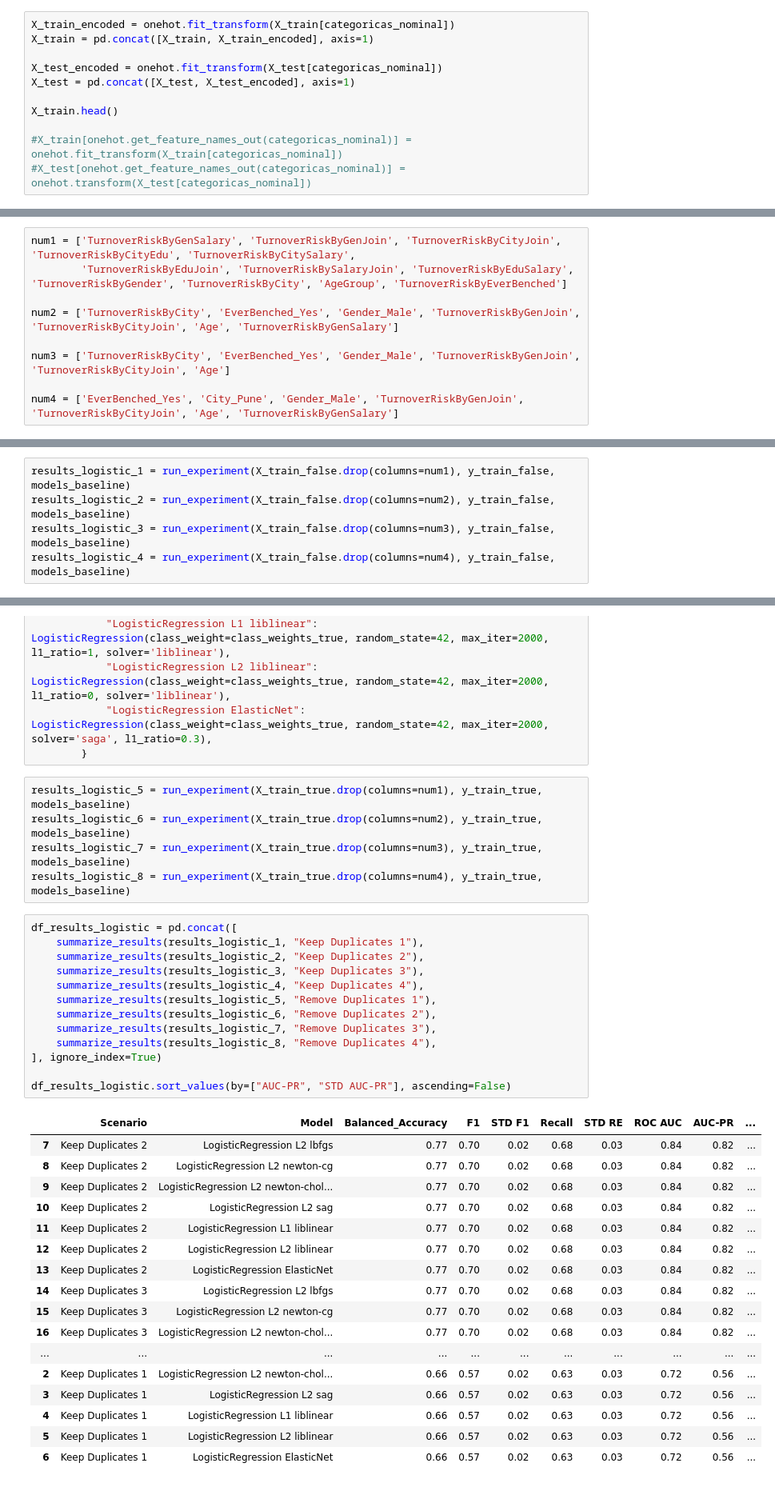
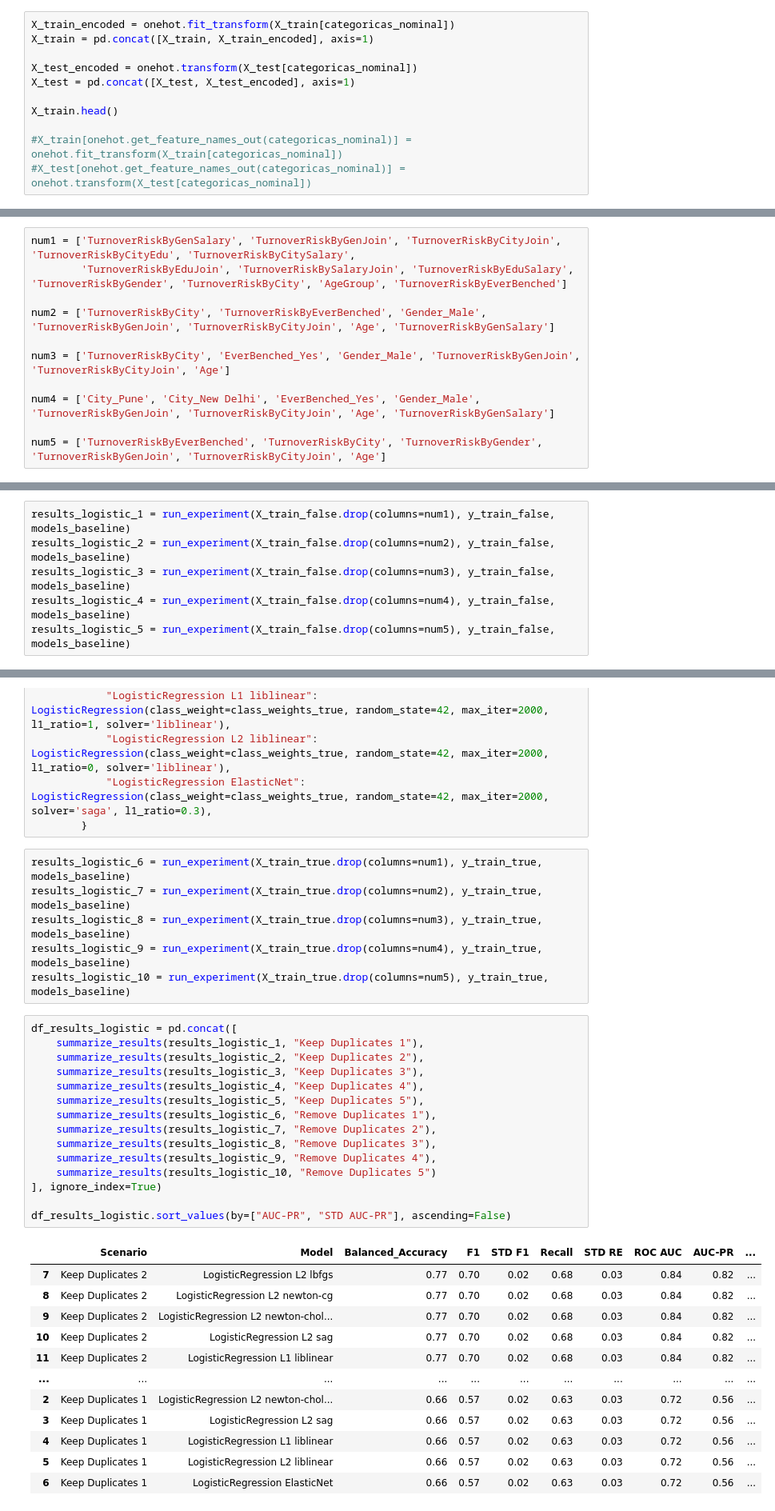
Before and after one commit to DanielaSenna/employee-turnover-prediction, a Jupyter notebook: notebook_employee.ipynb, the cells around one changed output, grey strips where cells are left out. Shown at 80% size. Cells and saved outputs as stored; diff of their text form.

```diff
--- a/notebook_employee.ipynb
+++ b/notebook_employee.ipynb
@@ -1814,7 +1814,7 @@ array(['City_New Delhi', 'City_Pune', 'Gender_Male', 'EverBenched_Yes'],
 X_train_encoded = onehot.fit_transform(X_train[categoricas_nominal])
 X_train = pd.concat([X_train, X_train_encoded], axis=1)
 
-X_test_encoded = onehot.fit_transform(X_test[categoricas_nominal])
+X_test_encoded = onehot.transform(X_test[categoricas_nominal])
 X_test = pd.concat([X_test, X_test_encoded], axis=1)
 
 X_train.head()
@@ -2213,11 +2213,13 @@ def summarize_results(results_dict, scenario_name):
 num1 = ['TurnoverRiskByGenSalary', 'TurnoverRiskByGenJoin', 'TurnoverRiskByCityJoin', 'TurnoverRiskByCityEdu', 'TurnoverRiskByCitySalary',
         'TurnoverRiskByEduJoin', 'TurnoverRiskBySalaryJoin', 'TurnoverRiskByEduSalary', 'TurnoverRiskByGender', 'TurnoverRiskByCity', 'AgeGroup', 'TurnoverRiskByEverBenched']
 
-num2 = ['TurnoverRiskByCity', 'EverBenched_Yes', 'Gender_Male', 'TurnoverRiskByGenJoin', 'TurnoverRiskByCityJoin', 'Age', 'TurnoverRiskByGenSalary']
+num2 = ['TurnoverRiskByCity', 'TurnoverRiskByEverBenched', 'Gender_Male', 'TurnoverRiskByGenJoin', 'TurnoverRiskByCityJoin', 'Age', 'TurnoverRiskByGenSalary']
 
 num3 = ['TurnoverRiskByCity', 'EverBenched_Yes', 'Gender_Male', 'TurnoverRiskByGenJoin', 'TurnoverRiskByCityJoin', 'Age']
 
-num4 = ['EverBenched_Yes', 'City_Pune', 'Gender_Male', 'TurnoverRiskByGenJoin', 'TurnoverRiskByCityJoin', 'Age', 'TurnoverRiskByGenSalary']
+num4 = ['City_Pune', 'City_New Delhi', 'EverBenched_Yes', 'Gender_Male', 'TurnoverRiskByGenJoin', 'TurnoverRiskByCityJoin', 'Age', 'TurnoverRiskByGenSalary']
+
+num5 = ['TurnoverRiskByEverBenched', 'TurnoverRiskByCity', 'TurnoverRiskByGender', 'TurnoverRiskByGenJoin', 'TurnoverRiskByCityJoin', 'Age']
 # %% [markdown]
 ## **Baseline**
 # %%
@@ -2244,6 +2246,7 @@ results_logistic_1 = run_experiment(X_train_false.drop(columns=num1), y_train_fa
 results_logistic_2 = run_experiment(X_train_false.drop(columns=num2), y_train_false, models_baseline)
 results_logistic_3 = run_experiment(X_train_false.drop(columns=num3), y_train_false, models_baseline)
 results_logistic_4 = run_experiment(X_train_false.drop(columns=num4), y_train_false, models_baseline)
+results_logistic_5 = run_experiment(X_train_false.drop(columns=num5), y_train_false, models_baseline)
 # %%
 X_train_true, X_test_true, y_train_true, y_test_true, class_weights_true, scale_weight_true = remove_duplicados(X_train, X_test, y_train, y_test, flag=True)
 # %%
@@ -2264,35 +2267,33 @@ models_baseline = {
             "LogisticRegression ElasticNet": LogisticRegression(class_weight=class_weights_true, random_state=42, max_iter=2000, solver='saga', l1_ratio=0.3),
         }
 # %%
-results_logistic_5 = run_experiment(X_train_true.drop(columns=num1), y_train_true, models_baseline)
-results_logistic_6 = run_experiment(X_train_true.drop(columns=num2), y_train_true, models_baseline)
-results_logistic_7 = run_experiment(X_train_true.drop(columns=num3), y_train_true, models_baseline)
-results_logistic_8 = run_experiment(X_train_true.drop(columns=num4), y_train_true, models_baseline)
+results_logistic_6 = run_experiment(X_train_true.drop(columns=num1), y_train_true, models_baseline)
+results_logistic_7 = run_experiment(X_train_true.drop(columns=num2), y_train_true, models_baseline)
+results_logistic_8 = run_experiment(X_train_true.drop(columns=num3), y_train_true, models_baseline)
+results_logistic_9 = run_experiment(X_train_true.drop(columns=num4), y_train_true, models_baseline)
+results_logistic_10 = run_experiment(X_train_true.drop(columns=num5), y_train_true, models_baseline)
 # %%
 df_results_logistic = pd.concat([
     summarize_results(results_logistic_1, "Keep Duplicates 1"),
     summarize_results(results_logistic_2, "Keep Duplicates 2"),
     summarize_results(results_logistic_3, "Keep Duplicates 3"),
     summarize_results(results_logistic_4, "Keep Duplicates 4"),
-    summarize_results(results_logistic_5, "Remove Duplicates 1"),
-    summarize_results(results_logistic_6, "Remove Duplicates 2"),
-    summarize_results(results_logistic_7, "Remove Duplicates 3"),
-    summarize_results(results_logistic_8, "Remove Duplicates 4"),
+    summarize_results(results_logistic_5, "Keep Duplicates 5"),
+    summarize_results(results_logistic_6, "Remove Duplicates 1"),
+    summarize_results(results_logistic_7, "Remove Duplicates 2"),
+    summarize_results(results_logistic_8, "Remove Duplicates 3"),
+    summarize_results(results_logistic_9, "Remove Duplicates 4"),
+    summarize_results(results_logistic_10, "Remove Duplicates 5")
 ], ignore_index=True)
 
 df_results_logistic.sort_values(by=["AUC-PR", "STD AUC-PR"], ascending=False)
 # %% [output]
 |  | Scenario | Model | Balanced_Accuracy | F1 | STD F1 | Recall | STD RE | ROC AUC | AUC-PR | ... |
 | 7 | Keep Duplicates 2 | LogisticRegression L2 lbfgs | 0.77 | 0.70 | 0.02 | 0.68 | 0.03 | 0.84 | 0.82 | ... |
 | 8 | Keep Duplicates 2 | LogisticRegression L2 newton-cg | 0.77 | 0.70 | 0.02 | 0.68 | 0.03 | 0.84 | 0.82 | ... |
 | 9 | Keep Duplicates 2 | LogisticRegression L2 newton-chol... | 0.77 | 0.70 | 0.02 | 0.68 | 0.03 | 0.84 | 0.82 | ... |
 | 10 | Keep Duplicates 2 | LogisticRegression L2 sag | 0.77 | 0.70 | 0.02 | 0.68 | 0.03 | 0.84 | 0.82 | ... |
 | 11 | Keep Duplicates 2 | LogisticRegression L1 liblinear | 0.77 | 0.70 | 0.02 | 0.68 | 0.03 | 0.84 | 0.82 | ... |
-| 12 | Keep Duplicates 2 | LogisticRegression L2 liblinear | 0.77 | 0.70 | 0.02 | 0.68 | 0.03 | 0.84 | 0.82 | ... |
-| 13 | Keep Duplicates 2 | LogisticRegression ElasticNet | 0.77 | 0.70 | 0.02 | 0.68 | 0.03 | 0.84 | 0.82 | ... |
-| 14 | Keep Duplicates 3 | LogisticRegression L2 lbfgs | 0.77 | 0.70 | 0.02 | 0.68 | 0.03 | 0.84 | 0.82 | ... |
-| 15 | Keep Duplicates 3 | LogisticRegression L2 newton-cg | 0.77 | 0.70 | 0.02 | 0.68 | 0.03 | 0.84 | 0.82 | ... |
-| 16 | Keep Duplicates 3 | LogisticRegression L2 newton-chol... | 0.77 | 0.70 | 0.02 | 0.68 | 0.03 | 0.84 | 0.82 | ... |
 | ... | ... | ... | ... | ... | ... | ... | ... | ... | ... | ... |
 | 2 | Keep Duplicates 1 | LogisticRegression L2 newton-chol... | 0.66 | 0.57 | 0.02 | 0.63 | 0.03 | 0.72 | 0.56 | ... |
 | 3 | Keep Duplicates 1 | LogisticRegression L2 sag | 0.66 | 0.57 | 0.02 | 0.63 | 0.03 | 0.72 | 0.56 | ... |
```
Also changed, not shown: parts of 38 cells of this notebook, 5 other files.
